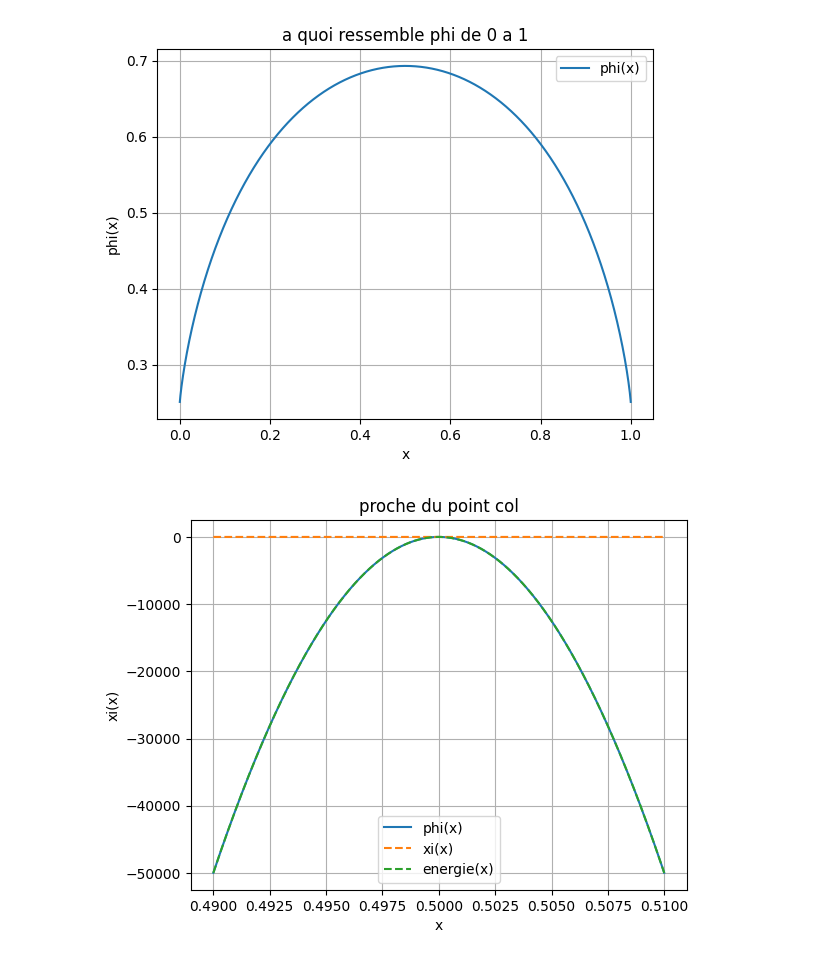
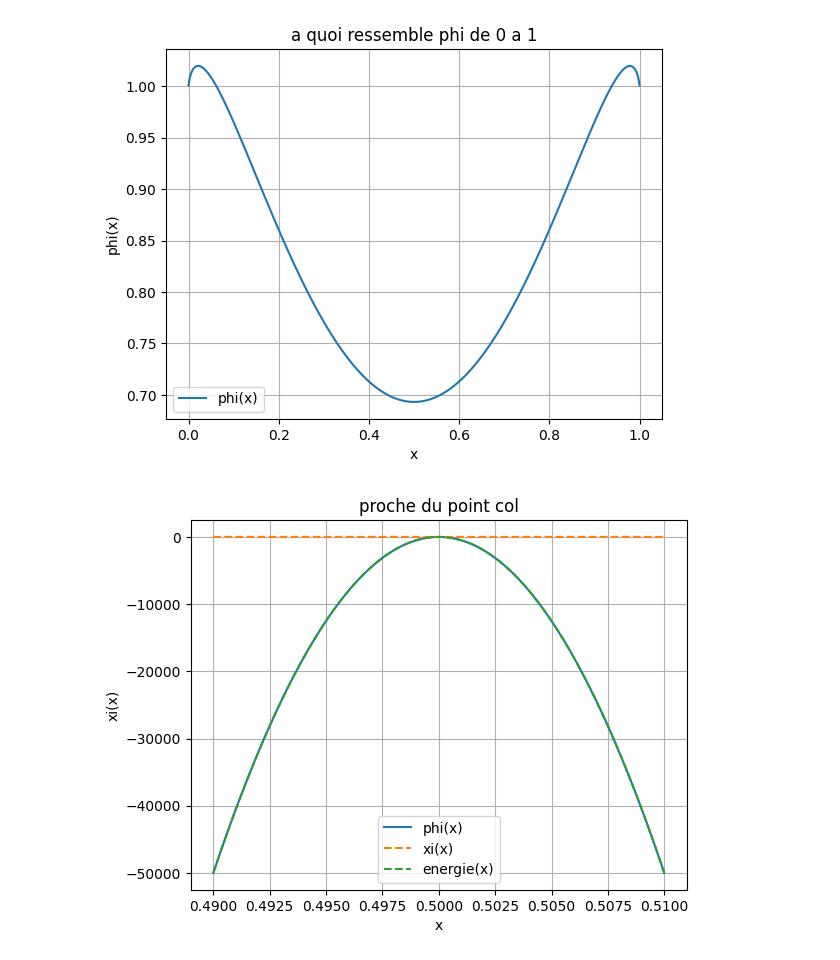
Before and after one commit to Gabriel-lct/ising-model-research, a Jupyter notebook: python/plot_mean_Z_2.ipynb, the cells around one changed output. Drawn from its saved outputs; the diff is of its cells as text; code cells hidden in the pictures.

```diff
--- a/python/plot_mean_Z_2.ipynb
+++ b/python/plot_mean_Z_2.ipynb
@@ -7,39 +7,39 @@ from scipy import integrate
 # %%
 N = 100000 #nb de sites
 T = 2 #température en Kelvin
-J0 = 1 #
+J0 = 4 #
 B0 = 10**(-12)  #champ magnétique
 J = J0/N # J normalisé
 B = B0  #B normalisé
 
 
 def xi(x) :
     return (1-x)*np.log(1-x)+x*np.log(x)
 
 def energie(x) :
     return (J0*(2*x-1)**2 - 2*B0*(2*x-1))/(2*T)
 
 def phi(x) :
     return - xi(x)+energie(x)
 
 fig = plt.figure()
 
 X = np.linspace(0, 1, 10000)
 Y_xi= - xi(X)
 Y_energie =   energie(X)
 Y_phi =  phi(X)
 
 plt.plot(X, Y_phi, label = 'phi(x)')
 #plt.plot(X, Y_xi, linestyle = '--', label = 'xi(x)')
 #plt.plot(X, Y_energie, linestyle = '--', label = 'energie(x)')
 plt.xlabel('x')
 plt.ylabel('phi(x)')
 plt.title('a quoi ressemble phi de 0 a 1')
 plt.legend()
 plt.grid('True')
 plt.show()
 # %% [output]
-[figure, old version]
+[figure, new version]
 # %%
 X = np.linspace(0.49, 0.51, 10000)
 
```
Also changed, not shown: parts of 7 cells of this notebook.
